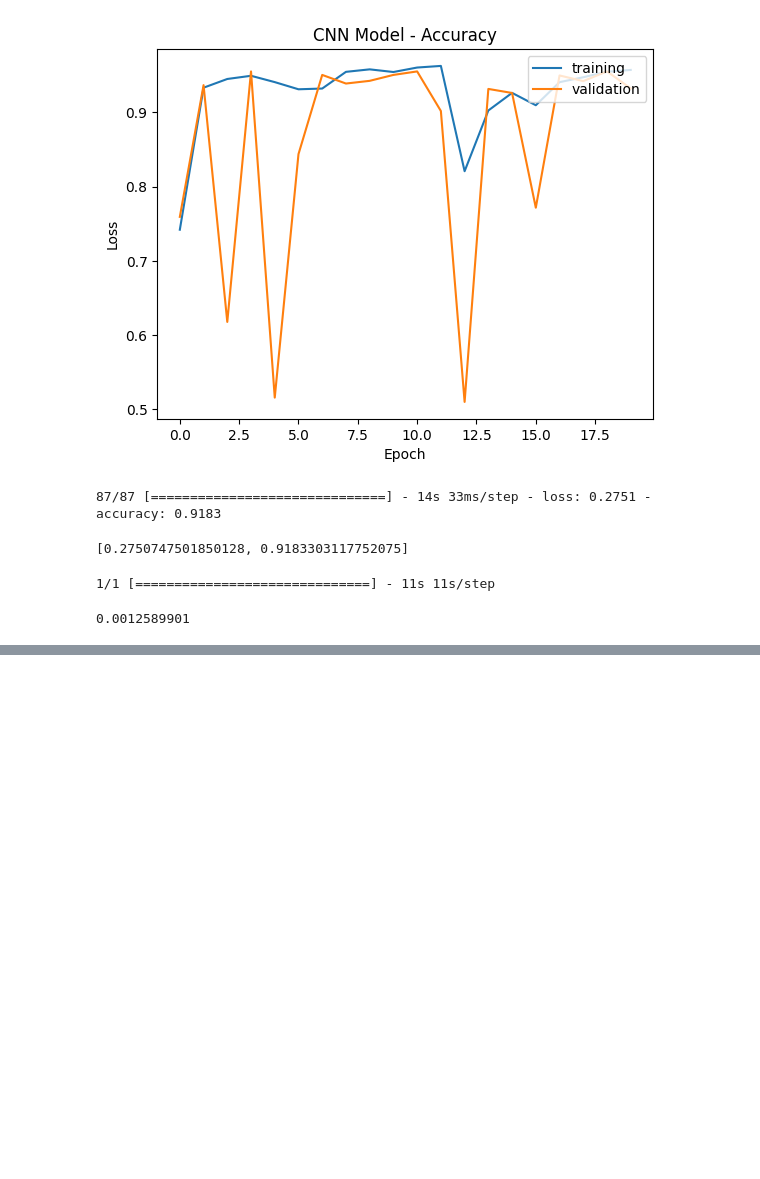
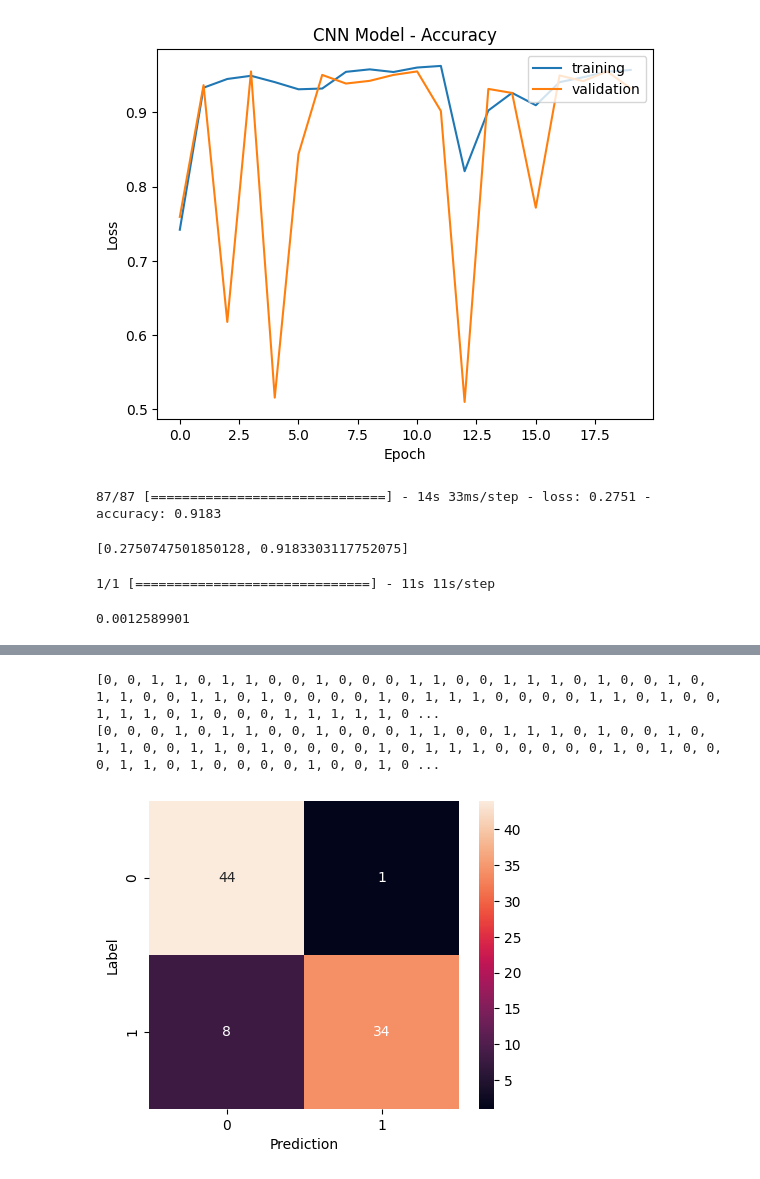
Before and after one commit to abdulhakkeempa/deep-learning, a Jupyter notebook: malaria_classification.ipynb, the cells around one changed output, grey strips where cells are left out. Drawn from its saved outputs; the diff is of its cells as text; code cells hidden in the pictures; blank space fills up the shorter version.

Commit message:
plotted the confusion matrix

```diff
--- a/malaria_classification.ipynb
+++ b/malaria_classification.ipynb
@@ -32,0 +17,7 @@ array([[[0, 0, 0],
+# %%
+# Get the label names
+label_names = dataset_set.features['label'].names
+
+for image, label in dataset[0].take(4):
+  print('Label:', label.numpy())
+  print('Label name:', label_names[label])
@@ -231,7 +248,7 @@ cnn.predict(test_dataset.take(1))[0][0]
 # %%
 THRESHOLD = 0.5
 
-def parasite_or_not(predict_proba):
+def parasite_or_not(predict_proba, integer=False):
   """
     To check whether the given probability belong to parasite or uninfected cell
 
@@ -242,7 +259,11 @@ def parasite_or_not(predict_proba):
       (str): "Parasite" or "Uninfected"
   """
   if (predict_proba < THRESHOLD):
+    if integer:
+      return int(0)
     return str("Parasite")
+  if integer:
+    return int(1)
   return str("Uninfected")
 # %%
 fig = plt.figure()
@@ -269,0 +302,8 @@ plt.show()
+# %%
+from tensorflow.keras.models import load_model
+
+# Load the model
+cnn = load_model('malaria-cnn.keras')
+
+# Load the weights
+cnn.load_weights('malaria_checkpoints')
@@ -269,0 +314,7 @@ plt.show()
+# %%
+y_true = []
+y_pred = []
+
+for image, label in test_dataset:
+  y_true.append(label.numpy()[0])
+  y_pred.append(parasite_or_not(cnn.predict(image)[0][0], True))
@@ -269,0 +339,21 @@ plt.show()
+# %%
+print(y_true)
+print(y_pred)
+# %% [output]
+[0, 0, 1, 1, 0, 1, 1, 0, 0, 1, 0, 0, 0, 1, 1, 0, 0, 1, 1, 1, 0, 1, 0, 0, 1, 0, 1, 1, 0, 0, 1, 1, 0, 1, 0, 0, 0, 0, 1, 0, 1, 1, 1, 0, 0, 0, 0, 1, 1, 0, 1, 0, 0, 1, 1, 1, 0, 1, 0, 0, 0, 1, 1, 1, 1, 1, 0 ...
+[0, 0, 0, 1, 0, 1, 1, 0, 0, 1, 0, 0, 0, 1, 1, 0, 0, 1, 1, 1, 0, 1, 0, 0, 1, 0, 1, 1, 0, 0, 1, 1, 0, 1, 0, 0, 0, 0, 1, 0, 1, 1, 1, 0, 0, 0, 0, 0, 1, 0, 1, 0, 0, 0, 1, 1, 0, 1, 0, 0, 0, 0, 1, 0, 0, 1, 0 ...
+# %%
+from sklearn.metrics import confusion_matrix
+import seaborn as sns
+
+# Compute confusion matrix
+confusion_mtx = tf.math.confusion_matrix(y_true, y_pred)
+
+# Plot confusion matrix
+plt.figure(figsize=(5, 4))
+sns.heatmap(confusion_mtx, annot=True, fmt='g')
+plt.xlabel('Prediction')
+plt.ylabel('Label')
+plt.show()
+# %% [output]
+[figure, added]
```
Also changed, not shown: parts of 14 cells of this notebook.
